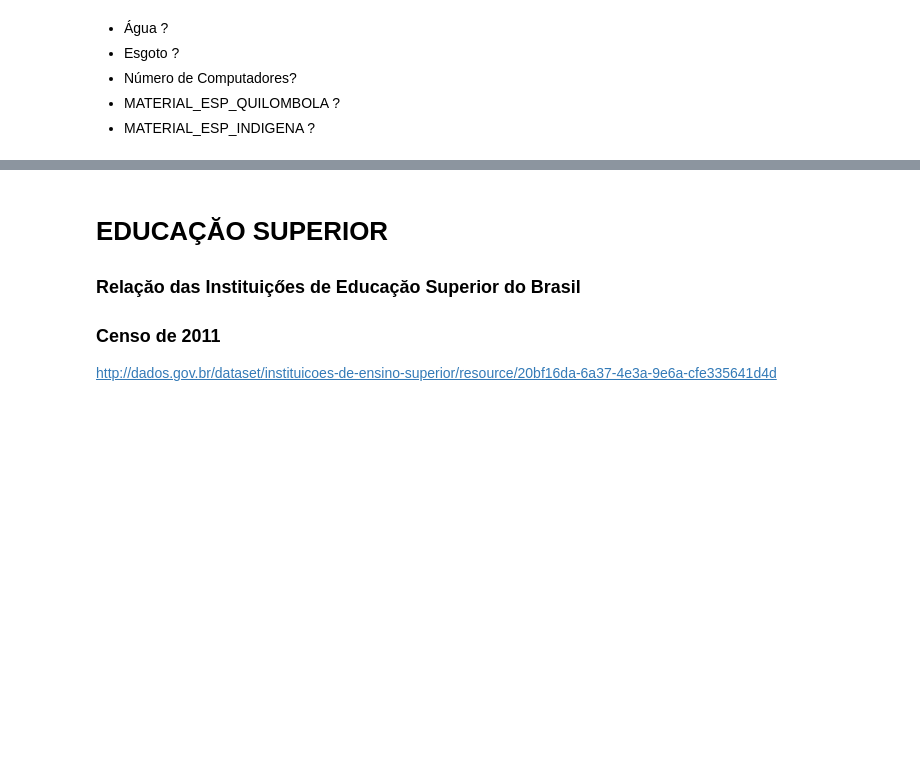
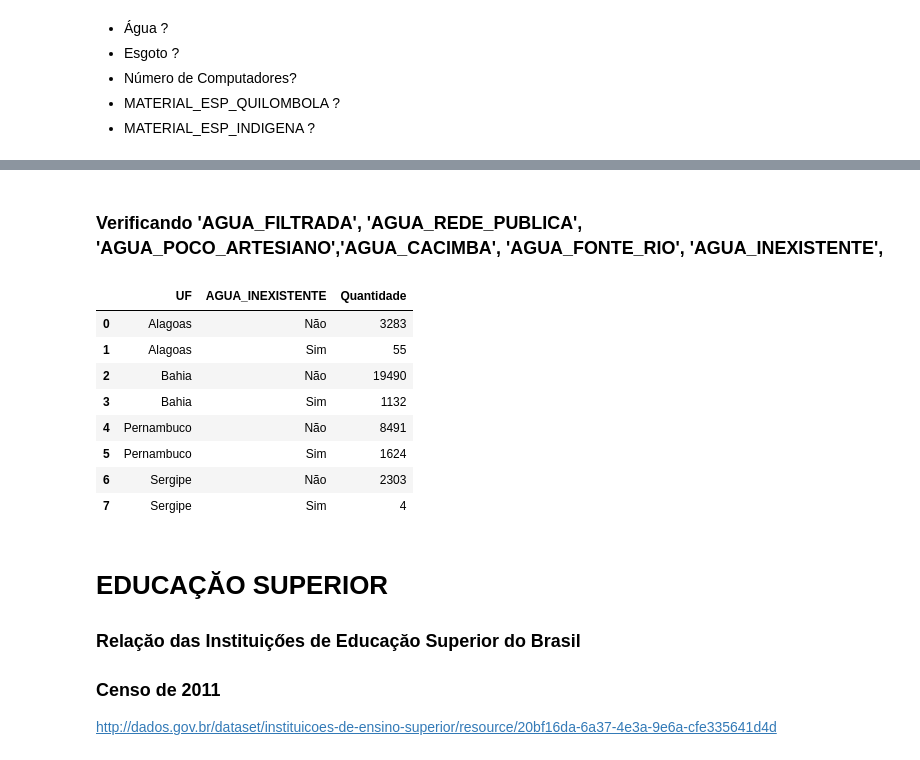
Before and after one commit to DeixeViver/eko-dados, a Jupyter notebook: Notebooks/explorando_educacao.ipynb, the cells around one changed output, grey strips where cells are left out. Drawn from its saved outputs; the diff is of its cells as text; code cells hidden in the pictures; blank space fills up the shorter version.

```diff
--- a/Notebooks/explorando_educacao.ipynb
+++ b/Notebooks/explorando_educacao.ipynb
@@ -166,3 +207,18 @@ edu_basica.groupby(['UF',
+# %% [markdown]
+### Verificando 'AGUA_FILTRADA', 'AGUA_REDE_PUBLICA', 'AGUA_POCO_ARTESIANO','AGUA_CACIMBA', 'AGUA_FONTE_RIO', 'AGUA_INEXISTENTE',
+# %%
+edu_basica.groupby(['UF',
+                    'AGUA_INEXISTENTE']).size().reset_index(name='Quantidade').sort_values('UF')
+# %% [output]
+|  | UF | AGUA_INEXISTENTE | Quantidade |
+| 0 | Alagoas | Não | 3283 |
+| 1 | Alagoas | Sim | 55 |
+| 2 | Bahia | Não | 19490 |
+| 3 | Bahia | Sim | 1132 |
+| 4 | Pernambuco | Não | 8491 |
+| 5 | Pernambuco | Sim | 1624 |
+| 6 | Sergipe | Não | 2303 |
+| 7 | Sergipe | Sim | 4 |
 # %% [markdown]
 # EDUCAÇĂO SUPERIOR
 ### Relaçăo das Instituiçőes de Educaçăo Superior do Brasil
```
Also changed, not shown: parts of 5 cells of this notebook.
